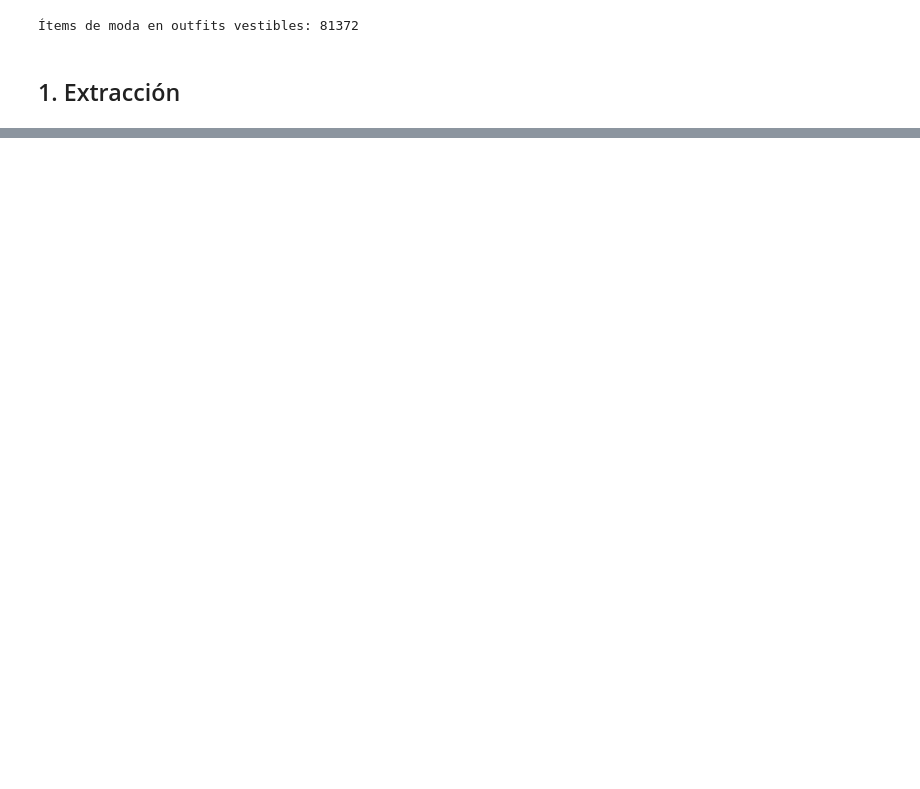
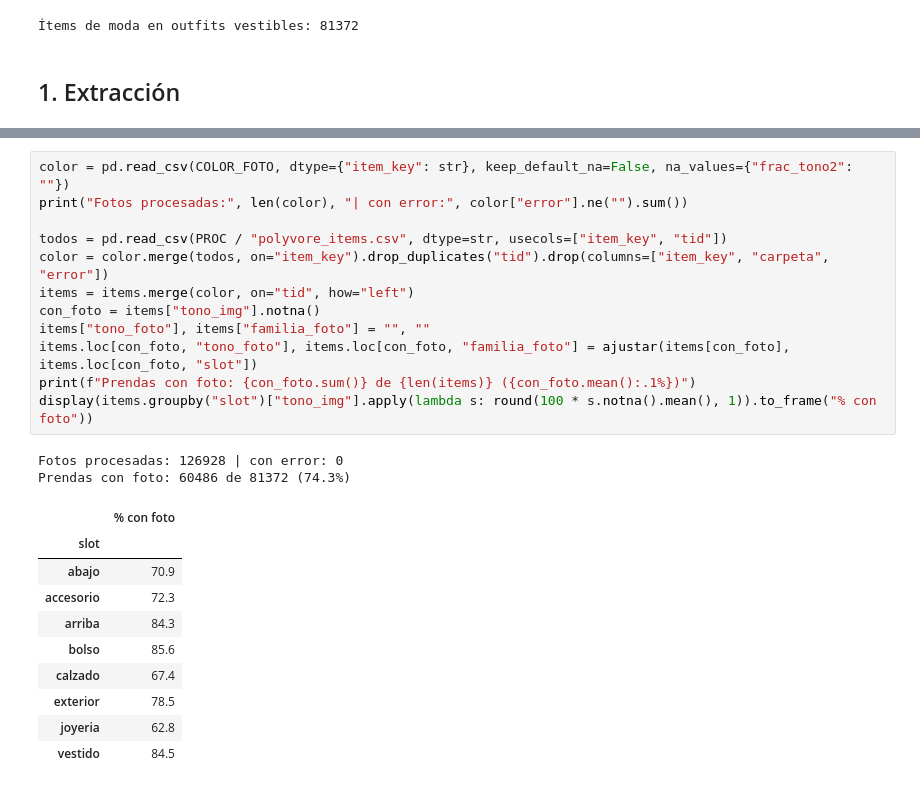
Before and after one commit to sowiexsker894/Predicci-n-de-compatibilidad-de-outfits-desde-el-conectoma-del-Giant-Fiber-System, a Jupyter notebook: notebooks/hito3/01_atributos.ipynb, the cells around one changed output, grey strips where cells are left out. Drawn from its saved outputs; the diff is of its cells as text; blank space fills up the shorter version.

```diff
--- a/notebooks/hito3/01_atributos.ipynb
+++ b/notebooks/hito3/01_atributos.ipynb
@@ -70,0 +80,25 @@ Todos los valores están en el vocabulario del esquema.
+# %%
+color = pd.read_csv(COLOR_FOTO, dtype={"item_key": str}, keep_default_na=False, na_values={"frac_tono2": ""})
+print("Fotos procesadas:", len(color), "| con error:", color["error"].ne("").sum())
+
+todos = pd.read_csv(PROC / "polyvore_items.csv", dtype=str, usecols=["item_key", "tid"])
+color = color.merge(todos, on="item_key").drop_duplicates("tid").drop(columns=["item_key", "carpeta", "error"])
+items = items.merge(color, on="tid", how="left")
+con_foto = items["tono_img"].notna()
+items["tono_foto"], items["familia_foto"] = "", ""
+items.loc[con_foto, "tono_foto"], items.loc[con_foto, "familia_foto"] = ajustar(items[con_foto], items.loc[con_foto, "slot"])
+print(f"Prendas con foto: {con_foto.sum()} de {len(items)} ({con_foto.mean():.1%})")
+display(items.groupby("slot")["tono_img"].apply(lambda s: round(100 * s.notna().mean(), 1)).to_frame("% con foto"))
+# %% [output]
+Fotos procesadas: 126928 | con error: 0
+Prendas con foto: 60486 de 81372 (74.3%)
+|  | % con foto |
+| slot |  |
+| abajo | 70.9 |
+| accesorio | 72.3 |
+| arriba | 84.3 |
+| bolso | 85.6 |
+| calzado | 67.4 |
+| exterior | 78.5 |
+| joyeria | 62.8 |
+| vestido | 84.5 |
```
Also changed, not shown: parts of 10 cells of this notebook, 3 other files.
